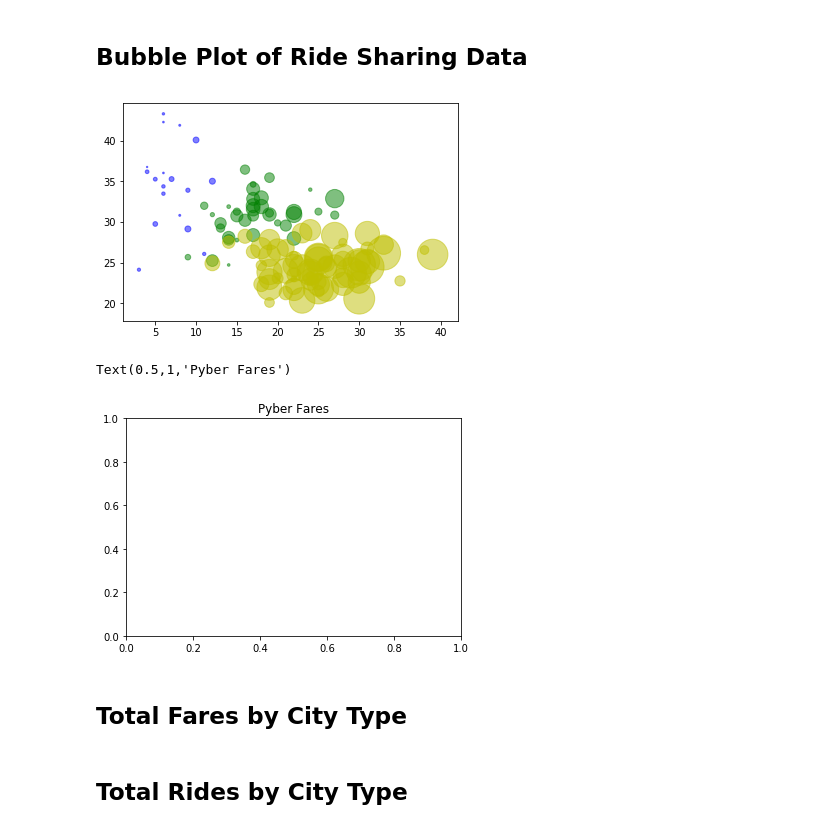
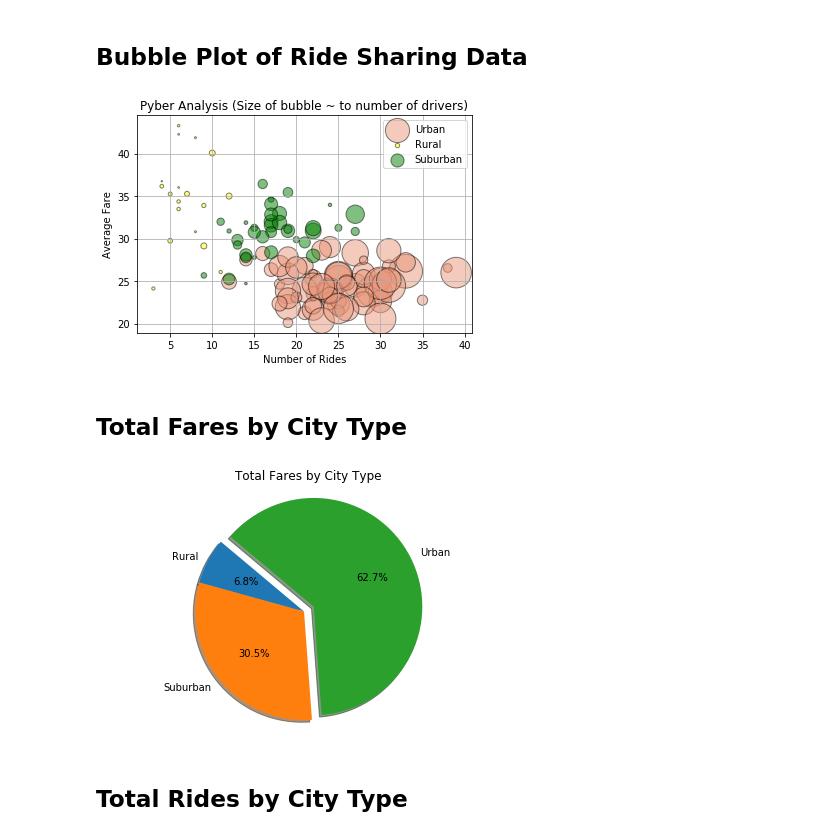
Before and after one commit to GregPoppe/Homework, a Jupyter notebook: Pyber/pyber_starter.ipynb, the cells around one changed output. Saved outputs shown, nothing was run; the diff lists cells and outputs as text; code cells hidden in the pictures.

Commit message:
Pyber Homework FInal

```diff
--- a/Pyber/pyber_starter.ipynb
+++ b/Pyber/pyber_starter.ipynb
@@ -32,46 +32,47 @@ comb_data.head()
 # %%
 # Obtain the x and y coordinates for each of the three city types
 rural_df = comb_data[comb_data['type'] == 'Rural']
 urban_df = comb_data[comb_data['type'] == 'Urban']
 suburban_df = comb_data[comb_data['type'] == 'Suburban']
 
 groupedrural_df = comb_data[comb_data['type'] == 'Rural'].groupby(['city']).agg({'ride_id' : 'count', 'driver_count': 'sum','fare' : 'mean'})
 groupedurban_df = comb_data[comb_data['type'] == 'Urban'].groupby(['city']).agg({'ride_id' : 'count', 'driver_count': 'sum','fare' : 'mean'})
 groupedsuburban_df = comb_data[comb_data['type'] == 'Suburban'].groupby(['city']).agg({'ride_id' : 'count', 'driver_count': 'sum','fare' : 'mean'})
 
 groupedurban_df.head()
 
 # Build the scatter plots for each city types
 
-#ax1 = groupedurban_df.plot.scatter(x = 'ride_id', y = 'fare'
-#           ,edgecolors = 'k', c = 'darksalmon', s = groupedurban_df['driver_count']*.5, alpha = .5)
+ax1 = groupedurban_df.plot.scatter(x = 'ride_id', y = 'fare'
+           ,edgecolors = 'k', c = 'darksalmon', s = groupedurban_df['driver_count']*.5, alpha = .5, label = 'Urban')
 
-#ax2 = groupedrural_df.plot.scatter(x = 'ride_id', y = 'fare'
-#           ,edgecolors = 'k', c = 'yellow', s = groupedrural_df['driver_count']*.5, alpha = .5, ax = ax1)
+ax2 = groupedrural_df.plot.scatter(x = 'ride_id', y = 'fare'
+           ,edgecolors = 'k', c = 'yellow', s = groupedrural_df['driver_count']*.5, alpha = .5, ax = ax1, label = 'Rural')
 
-#ax3 = groupedsuburban_df.plot.scatter(x = 'ride_id', y = 'fare'
-#           ,edgecolors = 'k', c = 'green', s = groupedsuburban_df['driver_count']*.5, alpha = .5, ax = ax1)
+ax3 = groupedsuburban_df.plot.scatter(x = 'ride_id', y = 'fare'
+           ,edgecolors = 'k', c = 'green', s = groupedsuburban_df['driver_count']*.5, alpha = .5, ax = ax1, label = 'Suburban')
 
-
-
-plt.scatter(groupedsuburban_df['ride_id'], groupedsuburban_df['fare'] ,s=groupedsuburban_df['driver_count']*.5,  c='g', alpha=0.5)
-plt.scatter(groupedrural_df['ride_id'], groupedrural_df['fare'] ,s=groupedrural_df['driver_count']*.5,  c='b', alpha=0.5)
-plt.scatter(groupedurban_df['ride_id'], groupedurban_df['fare'] , s=groupedurban_df['driver_count']*.5, c='y', alpha=0.5)
-plt.show()
-plt.title('Pyber Fares')
+plt.legend(numpoints = 4)
+plt.title('Pyber Analysis (Size of bubble ~ to number of drivers)')
+plt.xlabel('Number of Rides')
+plt.ylabel('Average Fare')
+plt.grid()
+#plt.scatter(groupedsuburban_df['ride_id'], groupedsuburban_df['fare'] ,s=groupedsuburban_df['driver_count']*.5,  c='g', alpha=0.5)
+#plt.scatter(groupedrural_df['ride_id'], groupedrural_df['fare'] ,s=groupedrural_df['driver_count']*.5,  c='b', alpha=0.5)
+#plt.scatter(groupedurban_df['ride_id'], groupedurban_df['fare'] , s=groupedurban_df['driver_count']*.5, c='y', alpha=0.5)
+#plt.show()
+#plt.title('Pyber Fares')
 
 
 # Incorporate the other graph properties
 
 # Create a legend
 
 # Incorporate a text label regarding circle size
 
 # Save Figure
 # %% [output]
-[figure, old version]
+[figure, new version]
-Text(0.5,1,'Pyber Fares')
-[figure, removed]
 # %%
 # Show plot
 plt.show()
@@ -86,3 +81,25 @@ plt.show()
+# %%
+# Calculate Type Percents
+fares_by_city = comb_data.groupby('type').agg({'fare' : 'sum'})
+fares_by_city['City_Type'] = fares_by_city.index
+
+fares_by_city = fares_by_city.rename(columns={'type':'type', 'fare' : 'Total_Fares'})
+
+
+# Build Pie Chart
+explode = (0, 0, 0.1)
+
+plt.pie(fares_by_city['Total_Fares'], explode = explode, labels=fares_by_city['City_Type'],
+        autopct="%1.1f%%", shadow=True, startangle=140)
+plt.axis('equal')
+plt.title('Total Fares by City Type')
+
+# Save Figure
+plt.tight_layout()
+plt.savefig("../TotalFaresByCityType.png")
+plt.show()
+# %% [output]
+[figure, added]
 # %%
 # Show Figure
 plt.show()
```
Also changed, not shown: parts of 10 cells of this notebook.
